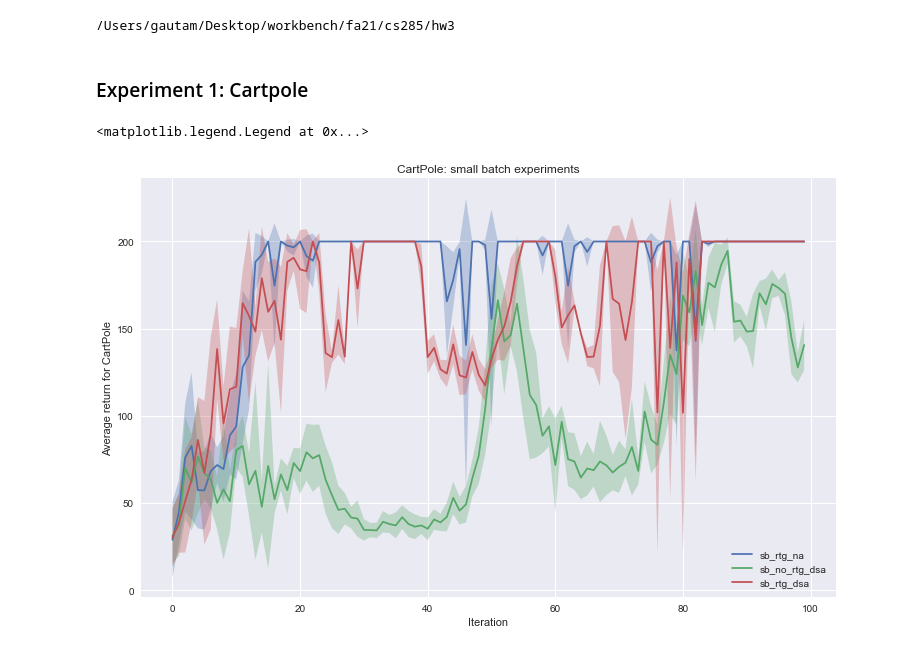
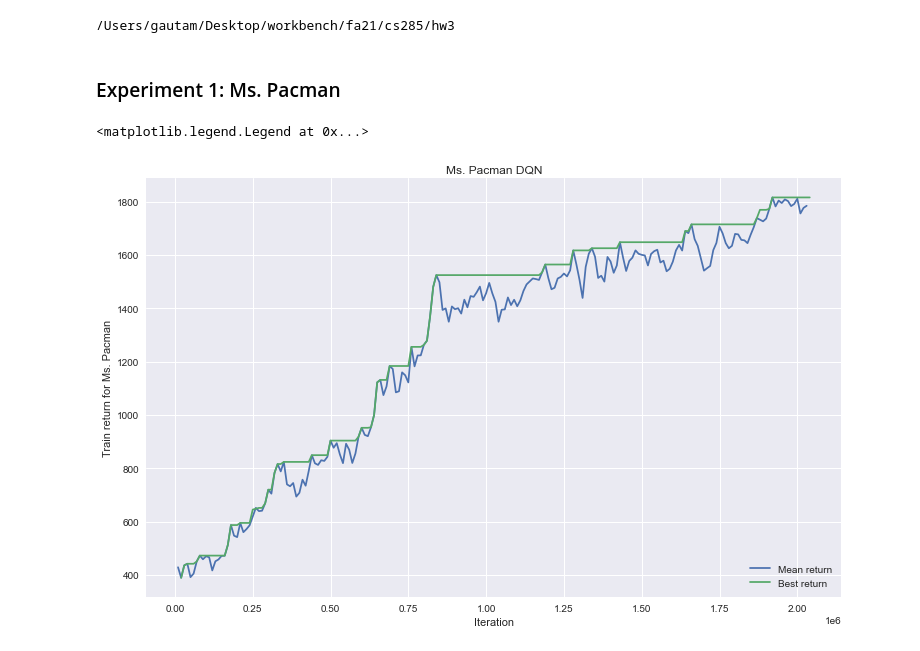
Before and after one commit to gmittal/homework_fall2021, a Jupyter notebook: nb/hw3.ipynb, the cells around one changed output. Cells and saved outputs as stored; diff of their text form; code cells hidden in the pictures.

```diff
--- a/nb/hw3.ipynb
+++ b/nb/hw3.ipynb
@@ -35,32 +35,30 @@ def set_size(width_pt, fraction=1, subplots=(1, 1)):
 # %%
 width, height = set_size(600 * 1.5, subplots=(1, 1))
 # %% [markdown]
-### Experiment 1: Cartpole
+### Experiment 1: Ms. Pacman
 # %%
-runs = glob.glob('logs/cartpole/*-Eval_AverageReturn.csv')
-sb_runs = [run for run in runs if 'q1_sb' in run]
-lb_runs = [run for run in runs if 'q1_lb' in run]
+df_avg_return = pd.read_csv('logs/mspacman/run-q1_MsPacman-v0_19-10-2021_23-04-00-tag-Train_AverageReturn.csv')
+df_best_return = pd.read_csv('logs/mspacman/run-q1_MsPacman-v0_19-10-2021_23-04-00-tag-Train_BestReturn.csv')
 # %%
 fig, ax = plt.subplots(1, 1, figsize=(width, height))
 
-for run in sb_runs:
-    df = pd.read_csv(run)
+max_steps = 200
 
-    std_run = ''.join(run.split('-Eval_AverageReturn.csv') + ['-Eval_StdReturn.csv'])
-    std_df = pd.read_csv(std_run)
-    std = std_df['Value'].values
+steps = df_avg_return['Step'].values[:max_steps]
+values = df_avg_return['Value'].values[:max_steps]
+line, = ax.plot(steps, values)
+# ax.fill_between(steps, values-std, values+std, alpha=0.3)
+line.set_label('Mean return')
 
-    param_str = run.split('q1_')[-1].split('_CartPole')[0]
-    steps = df['Step'].values
-    values = df['Value'].values
-    line, = ax.plot(steps, values)
-    ax.fill_between(steps, values-std, values+std, alpha=0.3)
-    line.set_label(param_str)
+steps = df_best_return['Step'].values[:max_steps]
+values = df_best_return['Value'].values[:max_steps]
+line2, = ax.plot(steps, values)
+line2.set_label('Best return')
 
-ax.set_ylabel('Average return for CartPole')
+ax.set_ylabel('Train return for Ms. Pacman')
 ax.set_xlabel('Iteration')
-ax.set_title('CartPole: small batch experiments')
+ax.set_title('Ms. Pacman DQN')
 ax.legend(frameon=False, loc='lower right')
 # %% [output]
 <matplotlib.legend.Legend at 0x...>
-[figure, old version]
+[figure, new version]
```
Also changed, not shown: parts of 11 cells of this notebook, 30 other files.
